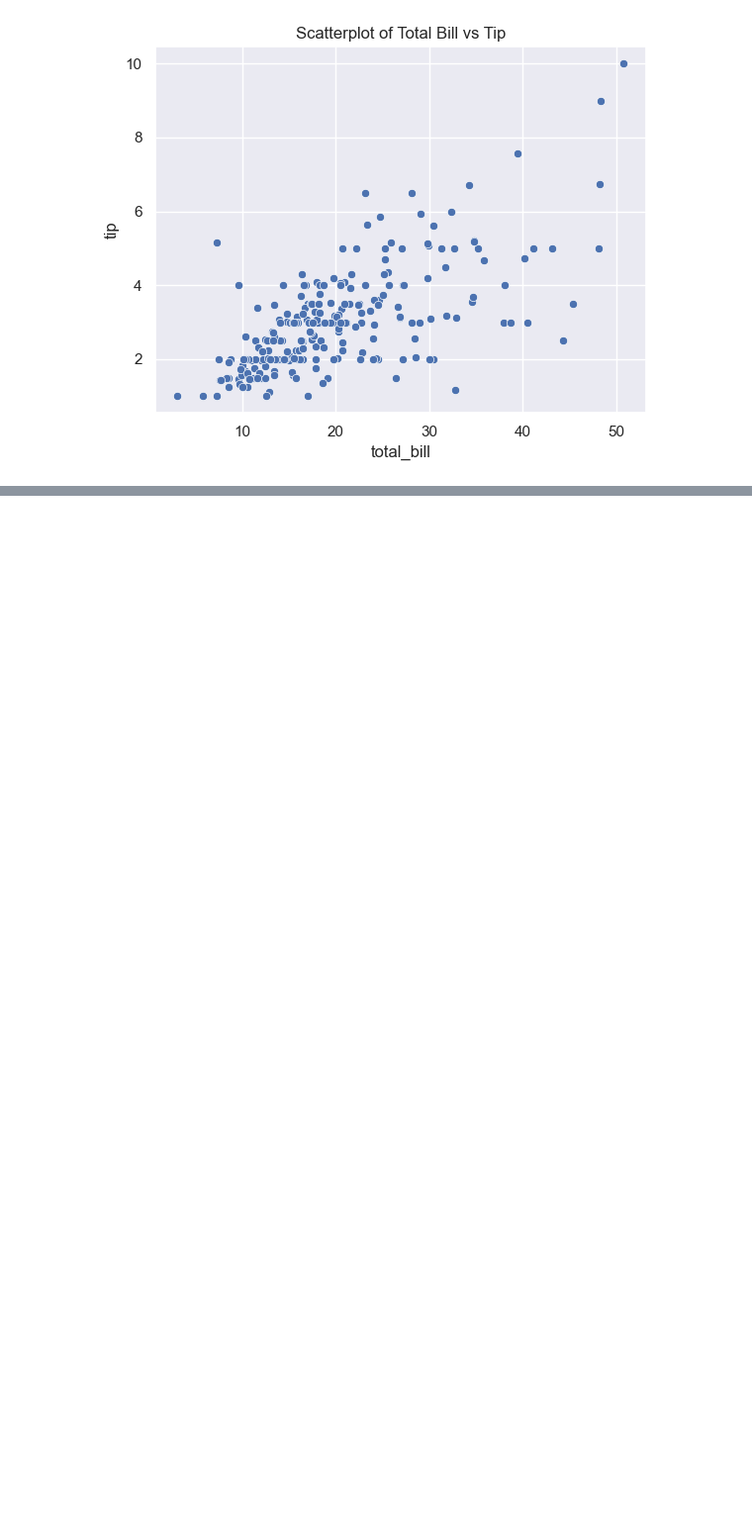
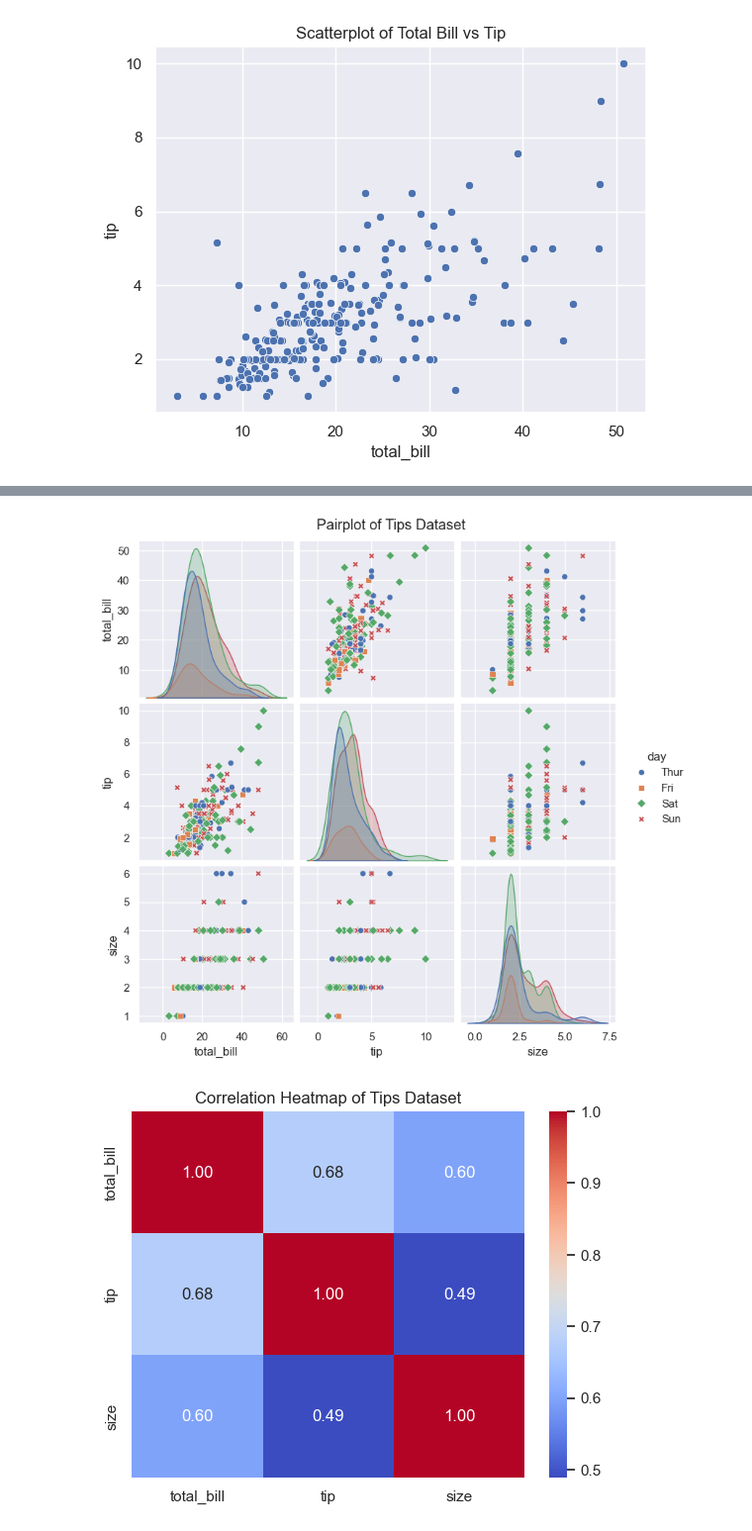
Before and after one commit to Atharvadethe/Sustainability_AI_Course_2.0, a Jupyter notebook: day-5/seaborn.ipynb, the cells around one changed output, grey strips where cells are left out. Shown at 99% size. Cells and saved outputs as stored; diff of their text form; code cells hidden in the pictures; blank space fills up the shorter version.

```diff
--- a/day-5/seaborn.ipynb
+++ b/day-5/seaborn.ipynb
@@ -70,0 +79,13 @@ plt.show()
+# %%
+# pairplot
+g = sns.pairplot(tips, hue='day', markers=["o", "s", "D", "X"])
+g.fig.suptitle("Pairplot of Tips Dataset", y=1.02)
+plt.show()
+
+# correlation heatmap (only numeric columns)
+sns.heatmap(tips.select_dtypes(include=[np.number]).corr(), annot=True, cmap='coolwarm', fmt='.2f')
+plt.title("Correlation Heatmap of Tips Dataset")
+plt.show()
+# %% [output]
+[figure, added]
+[figure, added]
```
Also changed, not shown: parts of 2 cells of this notebook.
